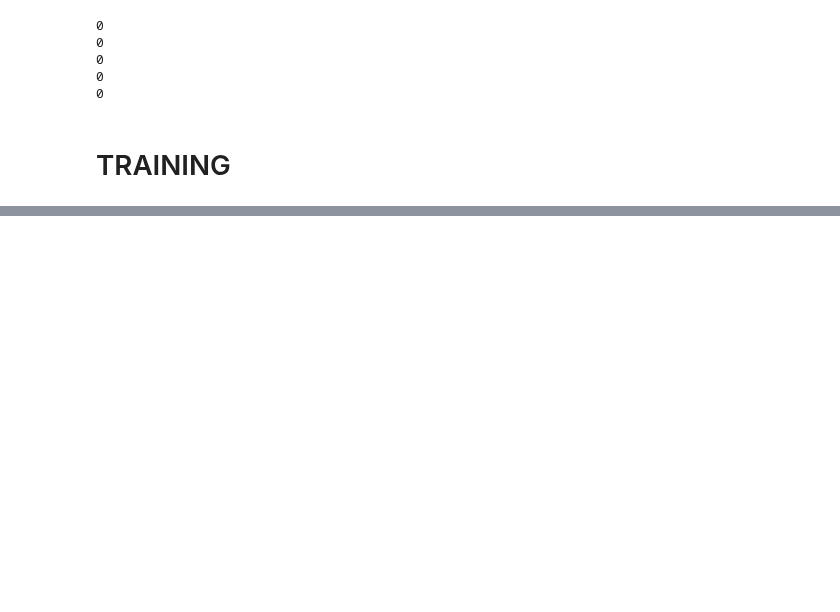
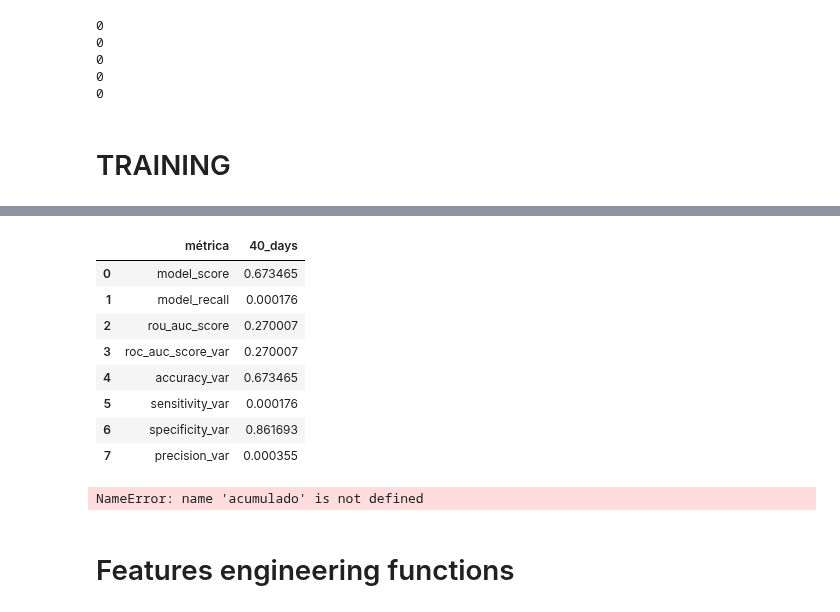
Before and after one commit to RicardoJPedro82/wmillfailprev, a Jupyter notebook: notebooks/Ready_for_train Classification Ricardo.ipynb, the cells around one changed output, grey strips where cells are left out. Cells and saved outputs as stored; diff of their text form; code cells hidden in the pictures; blank space fills up the shorter version.

```diff
--- a/notebooks/Ready_for_train Classification Ricardo.ipynb
+++ b/notebooks/Ready_for_train Classification Ricardo.ipynb
@@ -826,0 +886,7 @@ for i in lista:
+# %%
+model_recall = recall_score(y_test_transf, y_pred)
+#sklearn.metrics.roc_auc_score(y_test_transf, y_prob)
+# %%
+y_prob = model.predict_proba(X_test_transf)[:,1]
+# %%
+rou_auc_score = roc_auc_score(y_test_transf, y_prob)
@@ -826,0 +895,20 @@ for i in lista:
+# %%
+cm2 = confusion_matrix(y_test_transf,y_pred)
+total1=sum(sum(cm2))
+print ('Model: Classification')
+print(' ')
+#print('AUC_Train:   ', roc_auc_score(Y_train_balanced, tree_prob_calculadas_train))
+roc_auc_score_var = roc_auc_score(y_test_transf, y_prob)
+print('AUC_Test:    ', roc_auc_score_var)
+accuracy_var =  (cm2[0,0]+cm2[1,1])/total1
+print('Accuracy:    ', accuracy_var)
+sensitivity_var = cm2[1,1]/(cm2[1,0]+cm2[1,1])
+print('Sensitivity: ', sensitivity_var)
+specificity_var = cm2[0,0]/(cm2[0,0]+cm2[0,1])
+print('Specificity: ', specificity_var)
+precision_var = cm2[1,1]/(cm2[0,1]+cm2[1,1])
+print('Precision:   ', precision_var)
+#print('F1 Score:    ',f1_score(Y_test_all,tree_class_calculadas_test))
+#print('Log Loss:    ', log_loss(Y_test_all, tree_prob_calculadas_test))
+#print('FBeta Score: ', fbeta_score(Y_test_all,tree_class_calculadas_test, beta=10))
+pd.crosstab(y_test_transf, y_pred, rownames=['Actual Class'], colnames=['Predicted Class'])
@@ -826,0 +927,28 @@ for i in lista:
+# %%
+actual = pd.DataFrame(data=[['model_score',  model_score],
+                            ['model_recall', model_recall],
+                            ['rou_auc_score', rou_auc_score],
+                            ['roc_auc_score_var', roc_auc_score_var],
+                            ['accuracy_var', accuracy_var],
+                            ['sensitivity_var', sensitivity_var],
+                            ['specificity_var', specificity_var],
+                            ['precision_var', precision_var]],
+                            columns=['métrica', alvo] )
+actual
+# %% [output]
+|  | métrica | 40_days |
+| 0 | model_score | 0.673465 |
+| 1 | model_recall | 0.000176 |
+| 2 | rou_auc_score | 0.270007 |
+| 3 | roc_auc_score_var | 0.270007 |
+| 4 | accuracy_var | 0.673465 |
+| 5 | sensitivity_var | 0.000176 |
+| 6 | specificity_var | 0.861693 |
+| 7 | precision_var | 0.000355 |
+# %%
+acumulado= pd.concat([acumulado, actual], axis=1)
+acumulado
+# %% [output]
+NameError: name 'acumulado' is not defined
+# %% [markdown]
+# Features engineering functions
```
Also changed, not shown: parts of 43 cells of this notebook, 3 other files.
